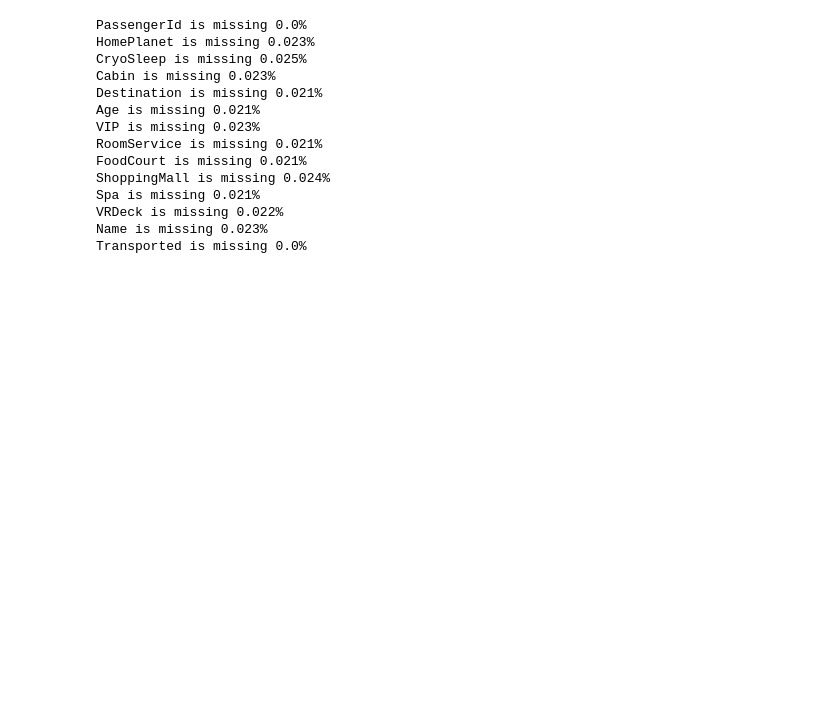
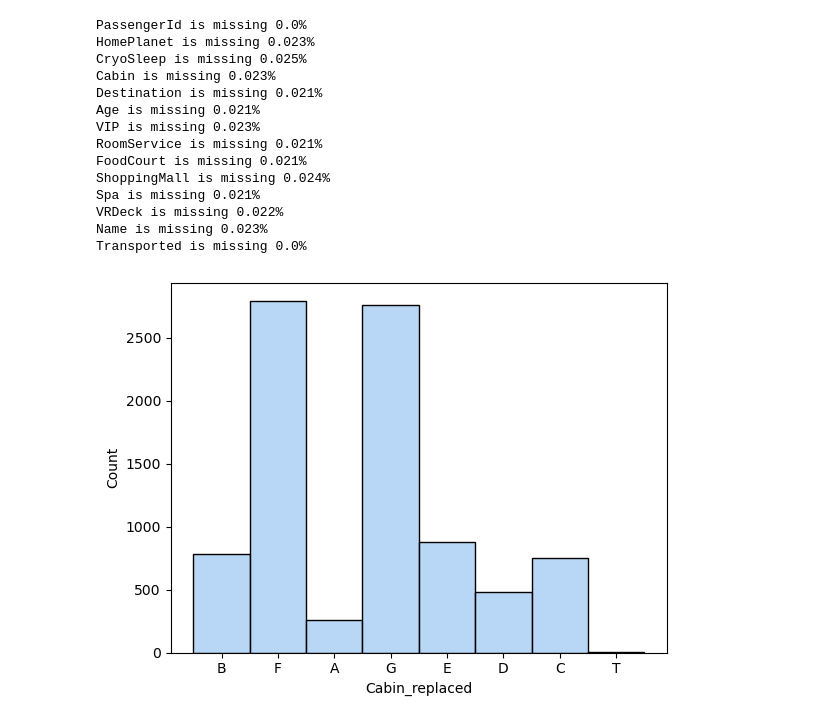
Before and after one commit to msnkr/kaggle_comps, a Jupyter notebook: Spaceship Titanic/Untitled1.ipynb, the cells around one changed output. Saved outputs shown, nothing was run; the diff lists cells and outputs as text; code cells hidden in the pictures; blank space fills up the shorter version.

```diff
--- a/Spaceship Titanic/Untitled1.ipynb
+++ b/Spaceship Titanic/Untitled1.ipynb
@@ -5,5 +7,7 @@ import numpy as np
 import seaborn as sns
 import matplotlib.pyplot as plt
+# %%
+sns.set_palette(sns.color_palette("pastel"))
 # %%
 df = pd.read_csv("../data/Spaceship Titanic/train.csv")
 # %%
@@ -36,3 +38,13 @@ Spa is missing 0.021%
 VRDeck is missing 0.022%
 Name is missing 0.023%
 Transported is missing 0.0%
+# %%
+imputer = SimpleImputer(strategy="most_frequent")
+# %%
+cabin = imputer.fit_transform(df[["Cabin"]])
+# %%
+df["Cabin_replaced"] = [x[0][0] for x in cabin]
+# %%
+sns.histplot(data=df, x="Cabin_replaced");
+# %% [output]
+[figure, added]
```
Also changed, not shown: parts of 6 cells of this notebook.
